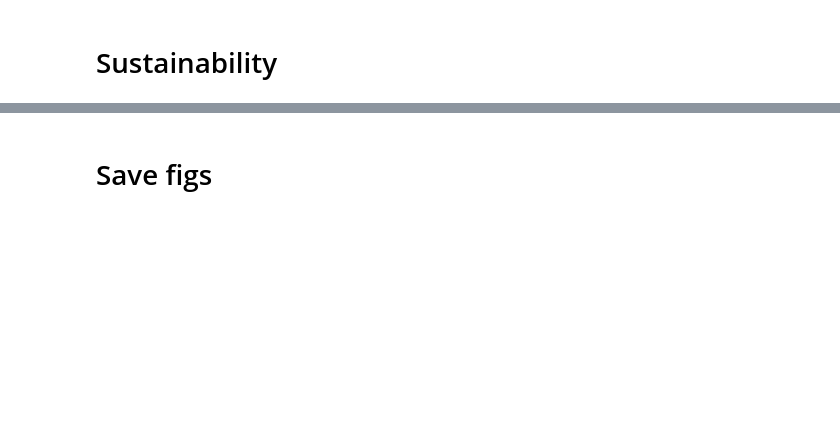
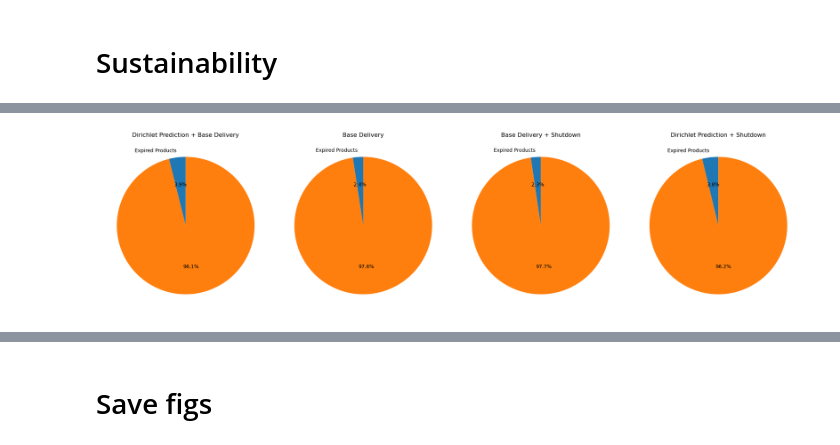
Before and after one commit to fastrunnings/Inventory_stock, a Jupyter notebook: Analysis.ipynb, the cells around one changed output, grey strips where cells are left out. Saved outputs shown, nothing was run; the diff lists cells and outputs as text; code cells hidden in the pictures; blank space fills up the shorter version.

```diff
--- a/Analysis.ipynb
+++ b/Analysis.ipynb
@@ -433,3 +499,63 @@ plt.show()
+# %%
+import matplotlib.pyplot as plt
+
+# -----------------------------
+# Calculate totals for each scenario
+# -----------------------------
+def calculate_expiration(data):
+    data = data[data["time"] >= 365]
+
+    total_amount_products = (
+        data["delivery_amount"].sum()
+        + data["Colli extra (EX_C+P_M_C)"].sum()
+        - data["stock missing (C_M+P_M_C)"].sum()
+    )
+
+    total_amount_expired_products = data["expired_products"].sum()
+
+    remaining_products = total_amount_products - total_amount_expired_products
+
+    return total_amount_expired_products, remaining_products
+
+
+# -----------------------------
+# All four scenarios
+# -----------------------------
+scenarios = {
+    "Dirichlet Prediction + Base Delivery": df_dir_q50,
+    "Base Delivery": df_no_pred,
+    "Base Delivery + Shutdown": df_no_pred_shutdown,
+    "Dirichlet Prediction + Shutdown": df_dir_shutdown_q50
+}
+
+# -----------------------------
+# Plot four pie charts
+# -----------------------------
+fig, axes = plt.subplots(1, 4, figsize=(20, 6))
+
+for ax, (title, data) in zip(axes, scenarios.items()):
+    expired, remaining = calculate_expiration(data)
+
+    ax.pie(
+        [expired, remaining],
+        labels=["Expired Products", ""],
+        autopct=lambda p: f"{p:.1f}%" if 0 < p < 100 else "",
+        startangle=90
+    )
+
+    ax.set_title(title)
+
+plt.tight_layout()
+
+plt.savefig(
+    "Expiration_dates_shutdown_comparison.png",
+    dpi=300,
+    bbox_inches="tight"
+)
+
+plt.show()
+# %% [output]
+[figure, added]
 # %%
 def expired_percentage_df(df):
     grouped = df.groupby("Product").agg({
```
Also changed, not shown: parts of 8 cells of this notebook.
